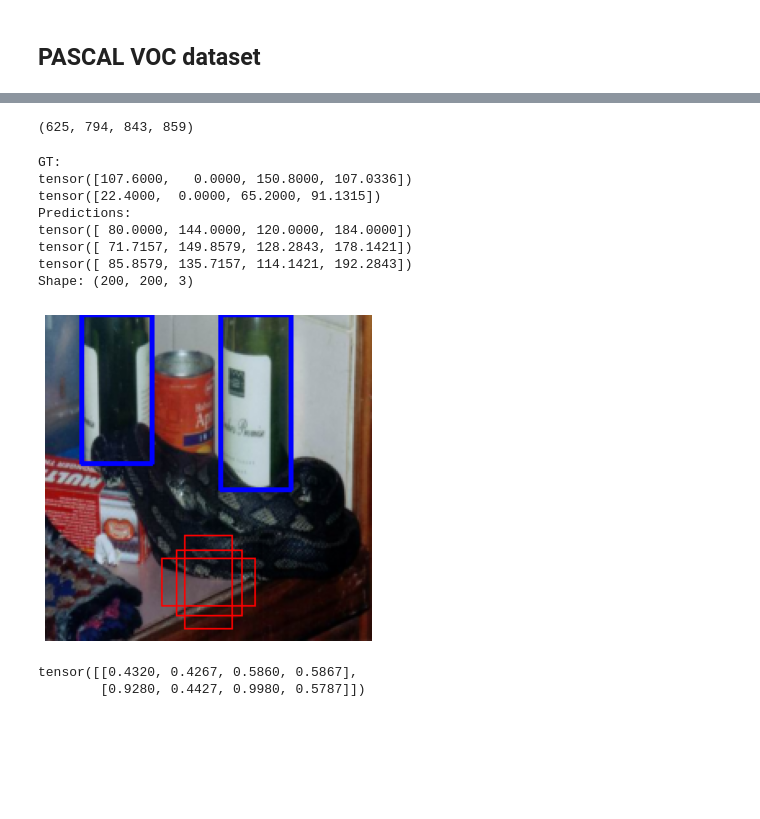
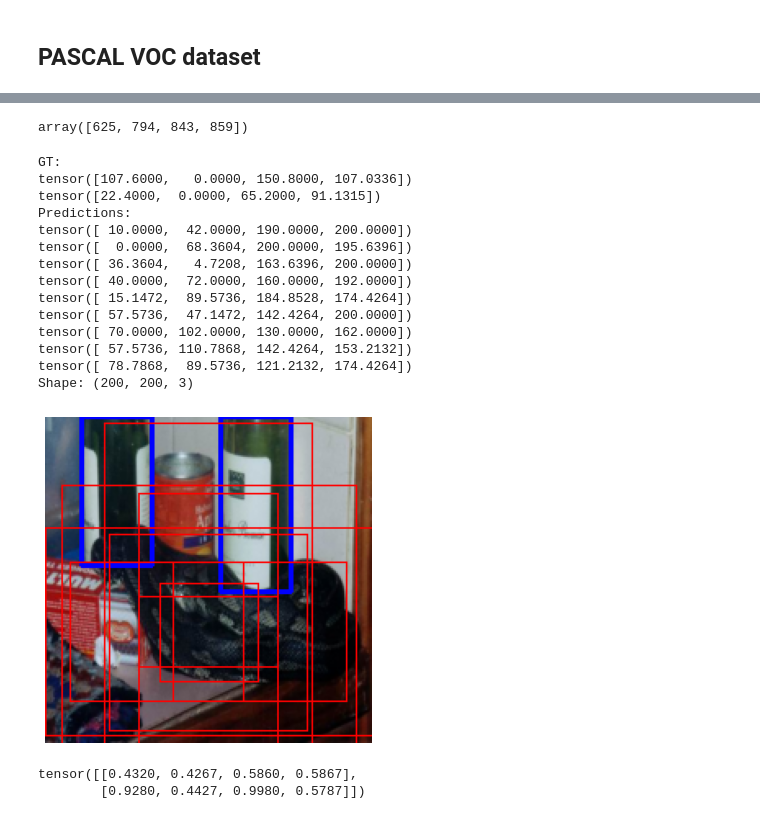
Before and after one commit to MIchaelKa/detection-tutorial, a Jupyter notebook: detection-tutorial.ipynb, the cells around one changed output, grey strips where cells are left out. Saved outputs shown, nothing was run; the diff lists cells and outputs as text; code cells hidden in the pictures; blank space fills up the shorter version.

```diff
--- a/detection-tutorial.ipynb
+++ b/detection-tutorial.ipynb
@@ -154,30 +154,37 @@ torch.Size([2577, 4])
 # %%
-25*25, 25*25 + 13*13, 25*25 + 13*13 + 7*7, 25*25 + 13*13 + 7*7 + 4*4
+N = 9
+feature_dims = np.array([25, 13, 7, 4])
+(feature_dims**2).cumsum()
 # %% [output]
-(625, 794, 843, 859)
+array([625, 794, 843, 859])
 # %%
 index = 5
 image, target = dataset[index]
 
 gt_boxes = target['boxes']
 
-N = 3
-start = 320
+start = 316
 anchors_to_show = anchors[start*N:(start+1)*N]
 
 plt.figure(figsize=(6,6))
 # show_image_and_bb(image, target['boxes'])
 show_predictions(image, gt_boxes, anchors_to_show, verbose=True)
 # %% [output]
 GT:
 tensor([107.6000,   0.0000, 150.8000, 107.0336])
 tensor([22.4000,  0.0000, 65.2000, 91.1315])
 Predictions:
-tensor([ 80.0000, 144.0000, 120.0000, 184.0000])
-tensor([ 71.7157, 149.8579, 128.2843, 178.1421])
-tensor([ 85.8579, 135.7157, 114.1421, 192.2843])
+tensor([ 10.0000,  42.0000, 190.0000, 200.0000])
+tensor([  0.0000,  68.3604, 200.0000, 195.6396])
+tensor([ 36.3604,   4.7208, 163.6396, 200.0000])
+tensor([ 40.0000,  72.0000, 160.0000, 192.0000])
+tensor([ 15.1472,  89.5736, 184.8528, 174.4264])
+tensor([ 57.5736,  47.1472, 142.4264, 200.0000])
+tensor([ 70.0000, 102.0000, 130.0000, 162.0000])
+tensor([ 57.5736, 110.7868, 142.4264, 153.2132])
+tensor([ 78.7868,  89.5736, 121.2132, 174.4264])
 Shape: (200, 200, 3)
-[figure, old version]
+[figure, new version]
 # %%
 from torchvision.ops import boxes as box_ops
 box_similarity = box_ops.box_iou
```
Also changed, not shown: parts of 19 cells of this notebook, 4 other files.
